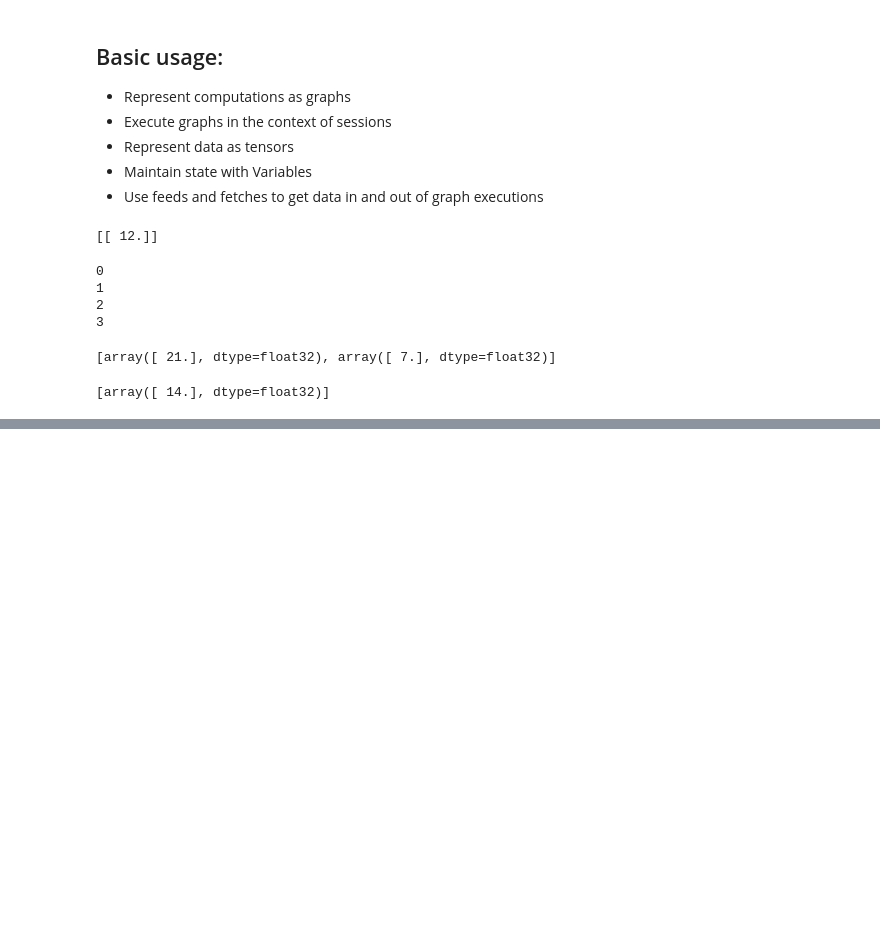
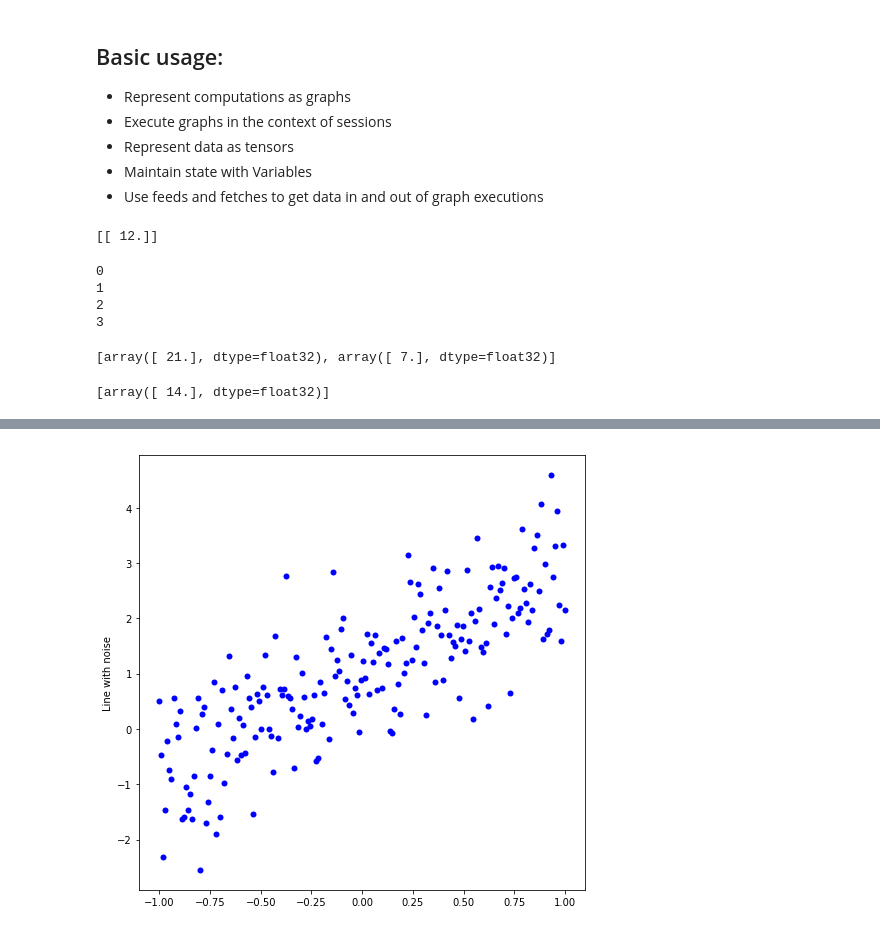
Before and after one commit to segurac/deeplearning-tutorials, a Jupyter notebook: intro_tensorflow/Intro to Tensorflow.ipynb, the cells around one changed output, grey strips where cells are left out. Saved outputs shown, nothing was run; the diff lists cells and outputs as text; code cells hidden in the pictures; blank space fills up the shorter version.

```diff
--- a/intro_tensorflow/Intro to Tensorflow.ipynb
+++ b/intro_tensorflow/Intro to Tensorflow.ipynb
@@ -145,0 +150,13 @@ with tf.Session() as sess:
+# %%
+import numpy as np
+trainX = np.linspace(-1,1, 200 )
+trainY = (2 * trainX + 1.0 + np.random.randn(*trainX.shape)*0.8)
+
+%matplotlib inline
+import matplotlib.pyplot as plt
+fig = plt.figure( figsize=(8, 8))
+plt.plot(trainX, trainY, 'bo', markeredgecolor='none')
+plt.ylabel('Line with noise')
+plt.show()
+# %% [output]
+[figure, added]
```
Also changed, not shown: parts of 3 cells of this notebook.
